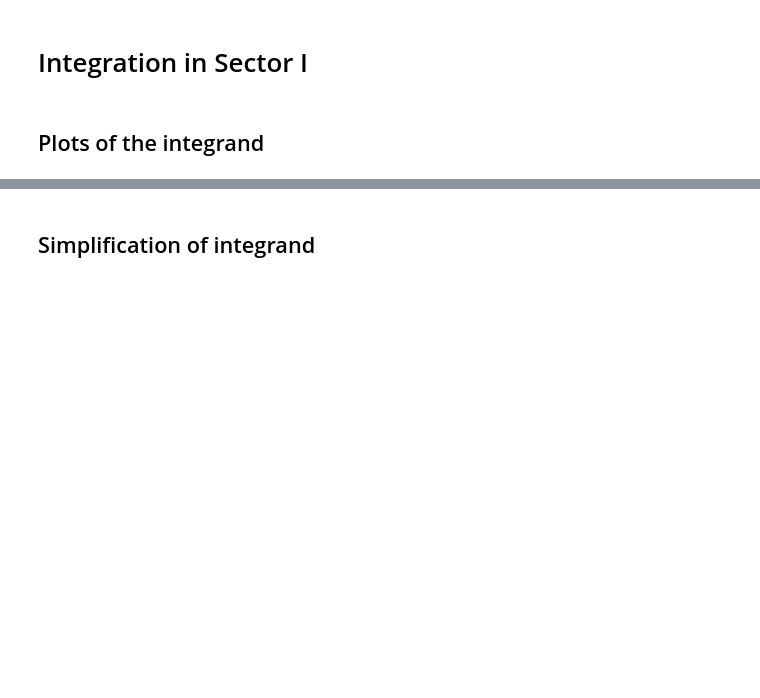
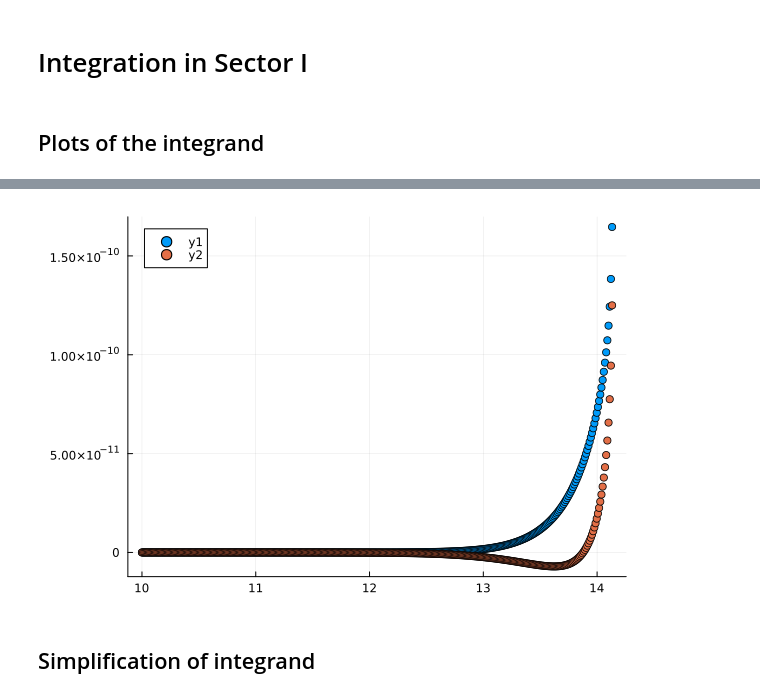
Before and after one commit to Jercheal/3d-cosmology, a Jupyter notebook: 3d_ESF_cosmology.ipynb, the cells around one changed output, grey strips where cells are left out. Drawn from its saved outputs; the diff is of its cells as text; code cells hidden in the pictures; blank space fills up the shorter version.

```diff
--- a/3d_ESF_cosmology.ipynb
+++ b/3d_ESF_cosmology.ipynb
@@ -30,3 +103,8 @@ LoadError: UndefVarError: `bsI` not defined
+# %%
+scatter(bsI[1:399], [real(1/sqrt(complex(det_hess[i]))) for i in 1:399])
+scatter!(bsI[1:399], [imag(1/sqrt(complex(det_hess[i]))) for i in 1:399])
+# %% [output]
+[figure, added]
 # %% [markdown]
 ## Simplification of integrand
 # %%
```
Also changed, not shown: parts of 8 cells of this notebook, 1 other file.
